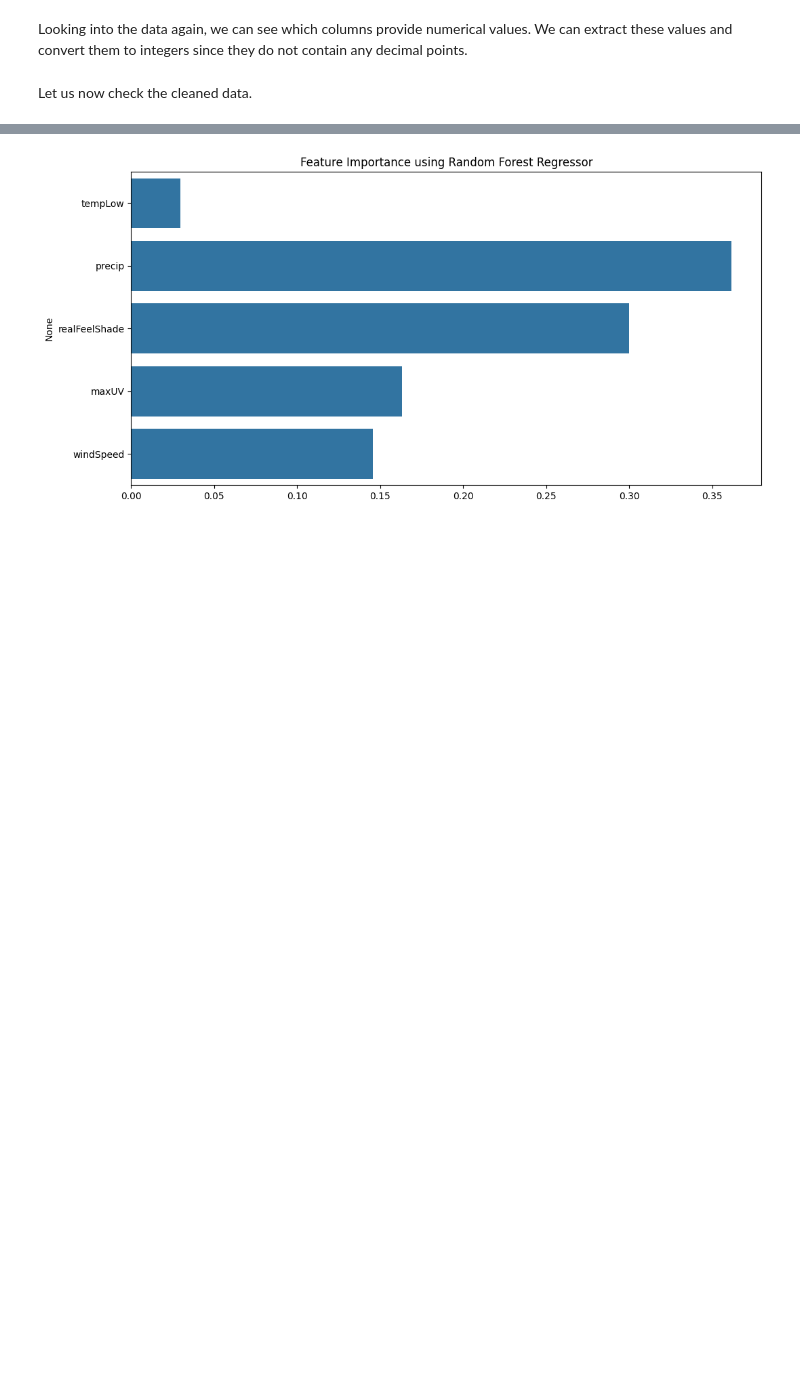
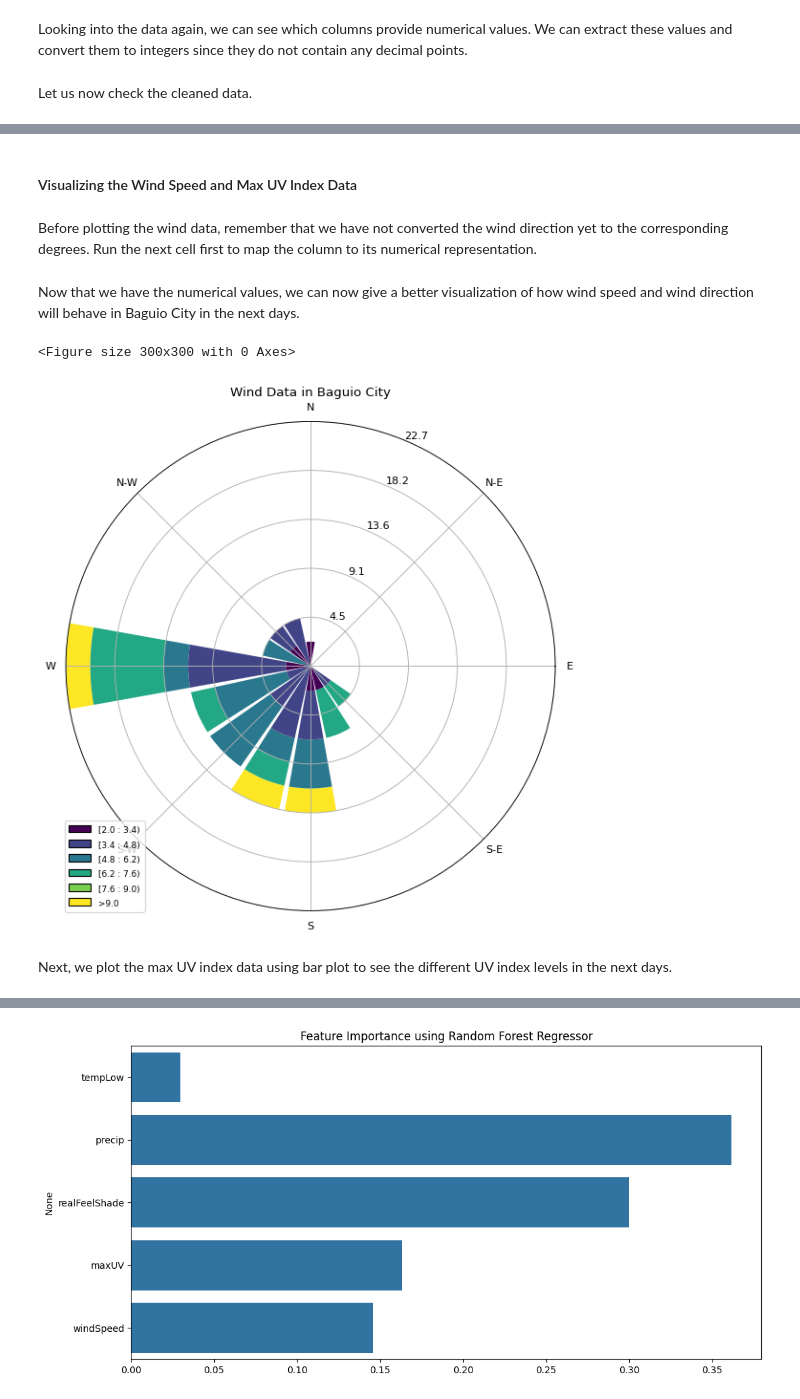
Before and after one commit to jddiosana/accuweather-data-analysis, a Jupyter notebook: data_analysis.ipynb, the cells around one changed output, grey strips where cells are left out. Drawn from its saved outputs; the diff is of its cells as text; code cells hidden in the pictures; blank space fills up the shorter version.

```diff
--- a/data_analysis.ipynb
+++ b/data_analysis.ipynb
@@ -246,0 +275,4 @@ Data Correlation
+# %% [markdown]
+#### Visualizing the Wind Speed and Max UV Index Data
+# %% [markdown]
+Before plotting the wind data, remember that we have not converted the wind direction yet to the corresponding degrees. Run the next cell first to map the column to its numerical representation.
@@ -246,0 +316,15 @@ Data Correlation
+# %% [markdown]
+Now that we have the numerical values, we can now give a better visualization of how wind speed and wind direction will behave in Baguio City in the next days.
+# %%
+plt.figure(figsize=(3, 3))
+ax = WindroseAxes.from_ax()
+ax.bar(weather_data['windDirection'], weather_data['windSpeed'], normed=True, opening=0.9)
+ax.set_legend()
+plt.title('Wind Data in Baguio City')
+
+plt.show()
+# %% [output]
+<Figure size 300x300 with 0 Axes>
+[figure, added]
+# %% [markdown]
+Next, we plot the max UV index data using bar plot to see the different UV index levels in the next days.
```
Also changed, not shown: parts of 30 cells of this notebook, 1 other file.
